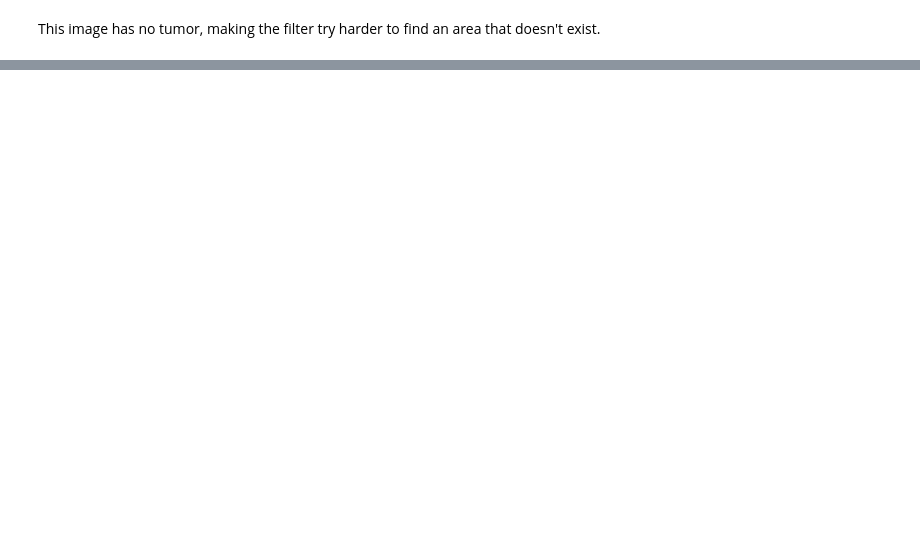
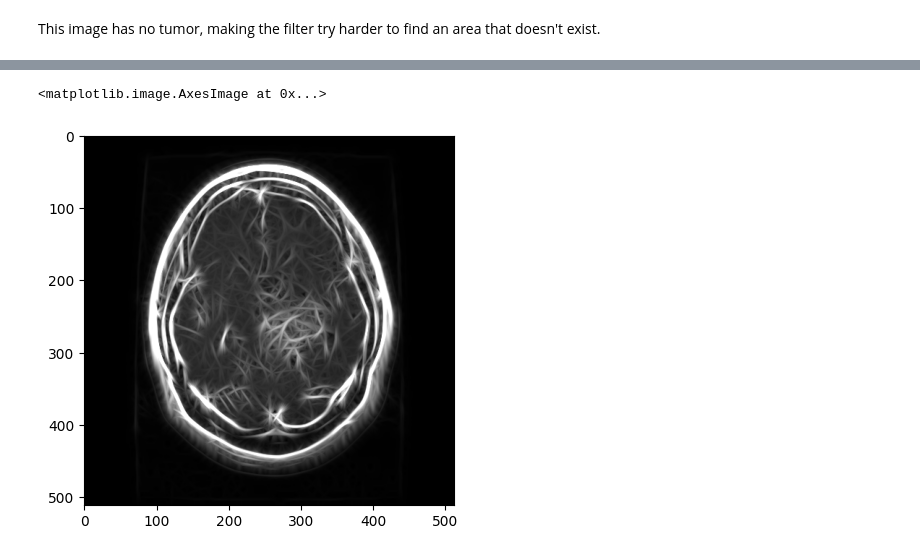
Before and after one commit to yaosam521/CS-7324-Proj-2, a Jupyter notebook: Proj-2.ipynb, the cells around one changed output, grey strips where cells are left out. Cells and saved outputs as stored; diff of their text form; code cells hidden in the pictures; blank space fills up the shorter version.

```diff
--- a/Proj-2.ipynb
+++ b/Proj-2.ipynb
@@ -291,0 +321,19 @@ This image has no tumor, making the filter try harder to find an area that doesn
+# %%
+def build_filtersGamma():
+ filters = []
+ ksize = 31
+ sigma = 4
+ lamba = 9.5
+ gamma = .5
+ psi = 10
+ for theta in np.arange(0, np.pi, np.pi / 16):
+     kern = cv2.getGaborKernel((ksize, ksize), sigma, theta, lamba, gamma, psi, ktype=cv2.CV_32F)
+     kern /= 1.5*kern.sum()
+     filters.append(kern)
+ return filters
+filtersGam= build_filtersGamma()
+resImg1Gam = process(img, filtersGam)
+plt.imshow(resImg1Gam)
+# %% [output]
+<matplotlib.image.AxesImage at 0x...>
+[figure, added]
```
Also changed, not shown: parts of 16 cells of this notebook.
